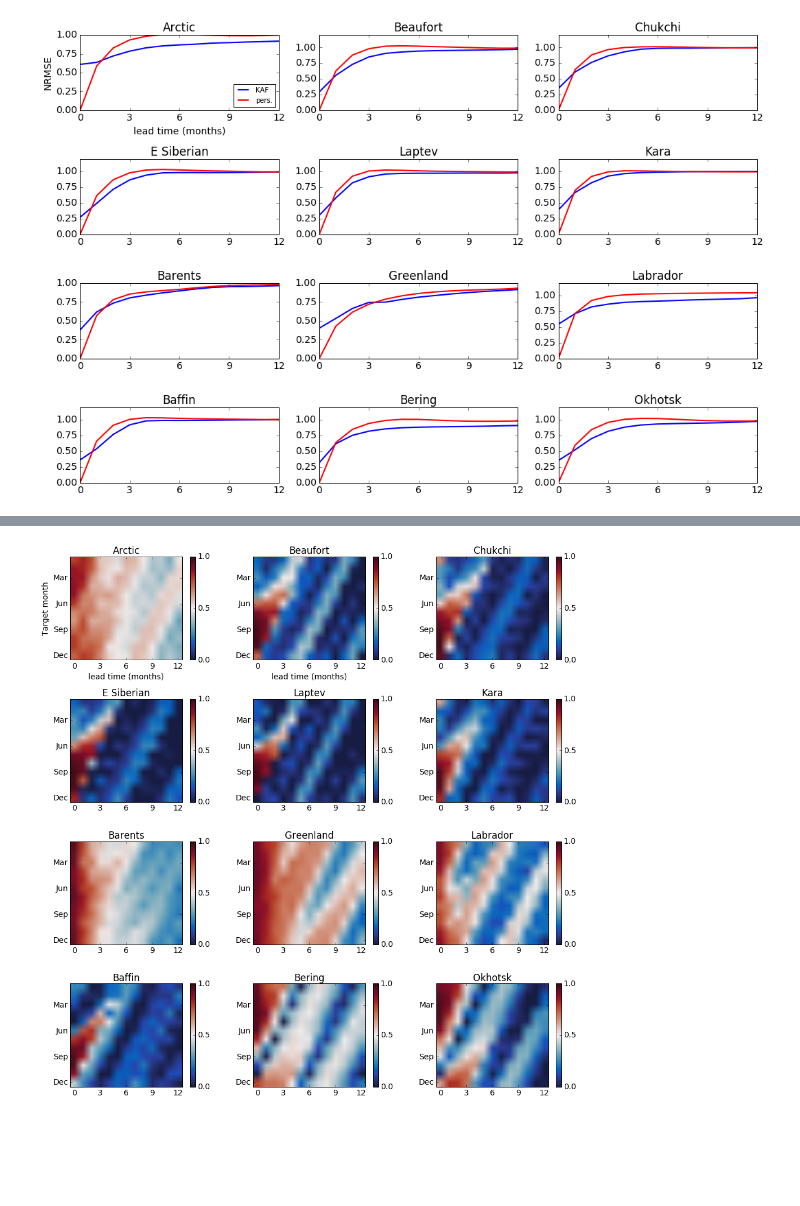
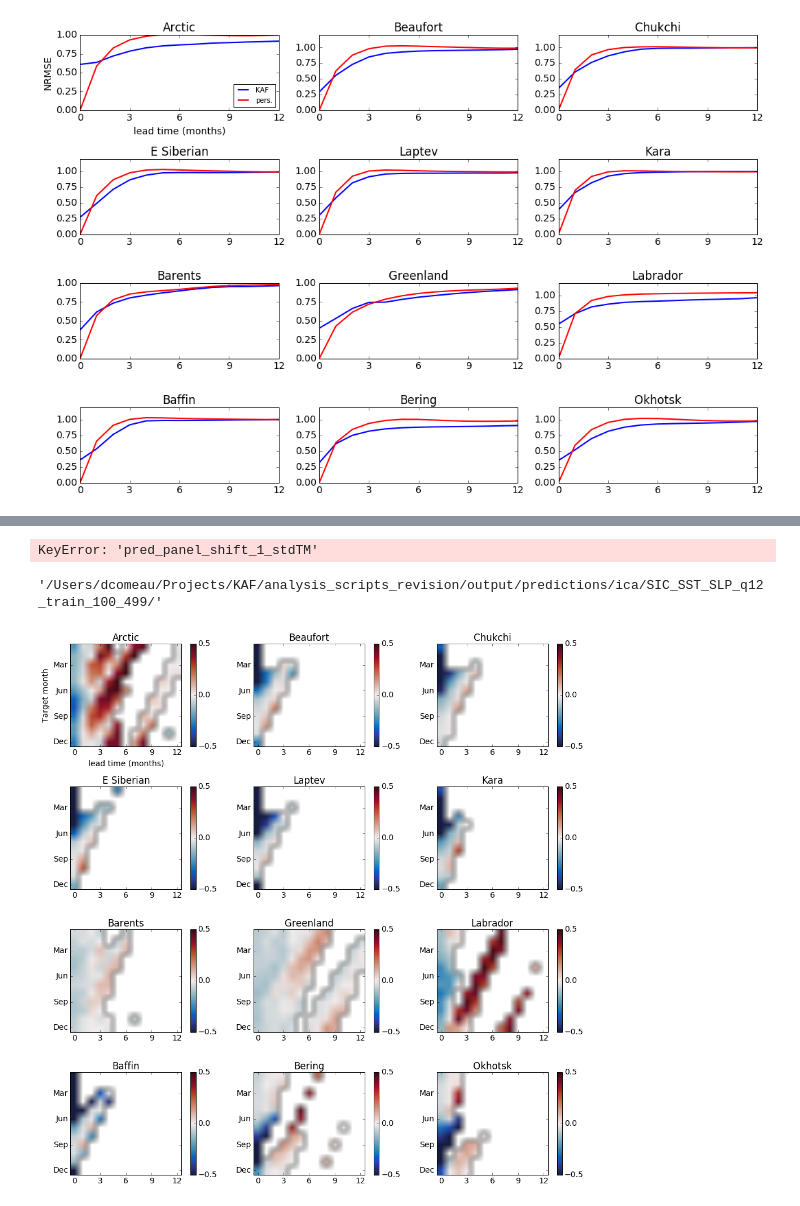
Before and after one commit to darincomeau/KAF_ASIA, a Jupyter notebook: make_figures_revision.ipynb, the cells around one changed output, grey strips where cells are left out. Drawn from its saved outputs; the diff is of its cells as text; code cells hidden in the pictures; blank space fills up the shorter version.

```diff
--- a/make_figures_revision.ipynb
+++ b/make_figures_revision.ipynb
@@ -955,6 +966,42 @@ pred_panel_shift_13_pcTM = compData['pred_panel_shift_13_pcTM']
 pred_panel_shift_14_pcTM = compData['pred_panel_shift_14_pcTM']
 pred_panel_shift_15_pcTM = compData['pred_panel_shift_15_pcTM']
 pred_panel_shift_16_pcTM = compData['pred_panel_shift_16_pcTM']
+
+# mask out small variances
+pred_panel_shift_1_stdTM = compData['pred_panel_shift_1_stdTM']
+# pred_panel_shift_1_stdTM = compData['pred_panel_shift_17_stdTM']
+pred_panel_shift_2_stdTM = compData['pred_panel_shift_2_stdTM']
+pred_panel_shift_3_stdTM = compData['pred_panel_shift_3_stdTM']
+pred_panel_shift_4_stdTM = compData['pred_panel_shift_4_stdTM']
+pred_panel_shift_5_stdTM = compData['pred_panel_shift_5_stdTM']
+pred_panel_shift_6_stdTM = compData['pred_panel_shift_6_stdTM']
+pred_panel_shift_7_stdTM = compData['pred_panel_shift_7_stdTM']
+pred_panel_shift_8_stdTM = compData['pred_panel_shift_8_stdTM']
+pred_panel_shift_9_stdTM = compData['pred_panel_shift_9_stdTM']
+pred_panel_shift_10_stdTM = compData['pred_panel_shift_10_stdTM']
+pred_panel_shift_11_stdTM = compData['pred_panel_shift_11_stdTM']
+pred_panel_shift_12_stdTM = compData['pred_panel_shift_12_stdTM']
+pred_panel_shift_13_stdTM = compData['pred_panel_shift_13_stdTM']
+pred_panel_shift_14_stdTM = compData['pred_panel_shift_14_stdTM']
+pred_panel_shift_15_stdTM = compData['pred_panel_shift_15_stdTM']
+pred_panel_shift_16_stdTM = compData['pred_panel_shift_16_stdTM']
+
+pred_panel_shift_1_pcTM[pred_panel_shift_1_stdTM < std_thresh] = np.nan
+pred_panel_shift_2_pcTM[pred_panel_shift_2_stdTM < std_thresh] = np.nan
+pred_panel_shift_3_pcTM[pred_panel_shift_3_stdTM < std_thresh] = np.nan
+pred_panel_shift_4_pcTM[pred_panel_shift_4_stdTM < std_thresh] = np.nan
+pred_panel_shift_5_pcTM[pred_panel_shift_5_stdTM < std_thresh] = np.nan
+pred_panel_shift_6_pcTM[pred_panel_shift_6_stdTM < std_thresh] = np.nan
+pred_panel_shift_7_pcTM[pred_panel_shift_7_stdTM < std_thresh] = np.nan
+pred_panel_shift_8_pcTM[pred_panel_shift_8_stdTM < std_thresh] = np.nan
+pred_panel_shift_9_pcTM[pred_panel_shift_9_stdTM < std_thresh] = np.nan
+pred_panel_shift_10_pcTM[pred_panel_shift_10_stdTM < std_thresh] = np.nan
+pred_panel_shift_11_pcTM[pred_panel_shift_11_stdTM < std_thresh] = np.nan
+pred_panel_shift_12_pcTM[pred_panel_shift_12_stdTM < std_thresh] = np.nan
+pred_panel_shift_13_pcTM[pred_panel_shift_13_stdTM < std_thresh] = np.nan
+pred_panel_shift_14_pcTM[pred_panel_shift_14_stdTM < std_thresh] = np.nan
+pred_panel_shift_15_pcTM[pred_panel_shift_15_stdTM < std_thresh] = np.nan
+pred_panel_shift_16_pcTM[pred_panel_shift_16_stdTM < std_thresh] = np.nan
 
 plt.rcParams.update({'font.size': 14})
 # plt.rcParams.update({'font.family': 'serif'})
@@ -1056,7 +1103,11 @@ fig.set_figwidth(14)
 plt.tight_layout()
 plt.savefig(SAVE_DIR + 'Fig8.eps', format='eps', dpi=500)
 # %% [output]
-[figure, removed]
+KeyError: 'pred_panel_shift_1_stdTM'
+# %%
+dataDir
+# %% [output]
+'/Users/dcomeau/Projects/KAF/analysis_scripts_revision/output/predictions/ica/SIC_SST_SLP_q12_train_100_499/'
 # %%
 """ Figure 9 """
 embedWin = 12
@@ -1104,6 +1155,42 @@ else:
     pred_panel_shift_14_pcTMdiff = compData['pred_panel_shift_14_pcTMdiff']
     pred_panel_shift_15_pcTMdiff = compData['pred_panel_shift_15_pcTMdiff']
     pred_panel_shift_16_pcTMdiff = compData['pred_panel_shift_16_pcTMdiff']
+
+# mask out small variances
+pred_panel_shift_1_stdTM = compData['pred_panel_shift_1_stdTM']
+# pred_panel_shift_1_stdTM = compData['pred_panel_shift_17_stdTM']
+pred_panel_shift_2_stdTM = compData['pred_panel_shift_2_stdTM']
+pred_panel_shift_3_stdTM = compData['pred_panel_shift_3_stdTM']
+pred_panel_shift_4_stdTM = compData['pred_panel_shift_4_stdTM']
+pred_panel_shift_5_stdTM = compData['pred_panel_shift_5_stdTM']
+pred_panel_shift_6_stdTM = compData['pred_panel_shift_6_stdTM']
+pred_panel_shift_7_stdTM = compData['pred_panel_shift_7_stdTM']
+pred_panel_shift_8_stdTM = compData['pred_panel_shift_8_stdTM']
+pred_panel_shift_9_stdTM = compData['pred_panel_shift_9_stdTM']
+pred_panel_shift_10_stdTM = compData['pred_panel_shift_10_stdTM']
+pred_panel_shift_11_stdTM = compData['pred_panel_shift_11_stdTM']
+pred_panel_shift_12_stdTM = compData['pred_panel_shift_12_stdTM']
+pred_panel_shift_13_stdTM = compData['pred_panel_shift_13_stdTM']
+pred_panel_shift_14_stdTM = compData['pred_panel_shift_14_stdTM']
+pred_panel_shift_15_stdTM = compData['pred_panel_shift_15_stdTM']
+pred_panel_shift_16_stdTM = compData['pred_panel_shift_16_stdTM']
+
+pred_panel_shift_1_pcTMdiff[pred_panel_shift_1_stdTM < std_thresh] = np.nan
+pred_panel_shift_2_pcTMdiff[pred_panel_shift_2_stdTM < std_thresh] = np.nan
+pred_panel_shift_3_pcTMdiff[pred_panel_shift_3_stdTM < std_thresh] = np.nan
+pred_panel_shift_4_pcTMdiff[pred_panel_shift_4_stdTM < std_thresh] = np.nan
+pred_panel_shift_5_pcTMdiff[pred_panel_shift_5_stdTM < std_thresh] = np.nan
+pred_panel_shift_6_pcTMdiff[pred_panel_shift_6_stdTM < std_thresh] = np.nan
+pred_panel_shift_7_pcTMdiff[pred_panel_shift_7_stdTM < std_thresh] = np.nan
+pred_panel_shift_8_pcTMdiff[pred_panel_shift_8_stdTM < std_thresh] = np.nan
+pred_panel_shift_9_pcTMdiff[pred_panel_shift_9_stdTM < std_thresh] = np.nan
+pred_panel_shift_10_pcTMdiff[pred_panel_shift_10_stdTM < std_thresh] = np.nan
+pred_panel_shift_11_pcTMdiff[pred_panel_shift_11_stdTM < std_thresh] = np.nan
+pred_panel_shift_12_pcTMdiff[pred_panel_shift_12_stdTM < std_thresh] = np.nan
+pred_panel_shift_13_pcTMdiff[pred_panel_shift_13_stdTM < std_thresh] = np.nan
+pred_panel_shift_14_pcTMdiff[pred_panel_shift_14_stdTM < std_thresh] = np.nan
+pred_panel_shift_15_pcTMdiff[pred_panel_shift_15_stdTM < std_thresh] = np.nan
+pred_panel_shift_16_pcTMdiff[pred_panel_shift_16_stdTM < std_thresh] = np.nan
 
 plt.rcParams.update({'font.size': 14})
 # plt.rcParams.update({'font.family': 'serif'})
@@ -1188,33 +1275,35 @@ plt.title('Labrador')
 plt.colorbar().set_ticks(cTicks)
 
 plt.subplot(4, 3, 10)
 plt.imshow(pred_panel_shift_12_pcTMdiff,
            cmap=cmocean.cm.balance, clim=(-0.5, 0.5))
 plt.xticks((0, 3, 6, 9, 12))
 plt.yticks((2, 5, 8, 11), yLabels)
 plt.title('Baffin')
 plt.colorbar().set_ticks(cTicks)
 
 plt.subplot(4, 3, 11)
 plt.imshow(pred_panel_shift_15_pcTMdiff,
            cmap=cmocean.cm.balance, clim=(-0.5, 0.5))
 plt.xticks((0, 3, 6, 9, 12))
 plt.yticks((2, 5, 8, 11), yLabels)
 plt.title('Bering')
 plt.colorbar().set_ticks(cTicks)
 
 plt.subplot(4, 3, 12)
 plt.imshow(pred_panel_shift_16_pcTMdiff,
            cmap=cmocean.cm.balance, clim=(-0.5, 0.5))
 plt.xticks((0, 3, 6, 9, 12))
 plt.yticks((2, 5, 8, 11), yLabels)
 plt.title('Okhotsk')
 plt.colorbar().set_ticks(cTicks)
 
 fig.set_figheight(14)
 fig.set_figwidth(14)
 plt.tight_layout()
 plt.savefig(SAVE_DIR + 'Fig9.eps', format='eps', dpi=500)
+# %% [output]
+[figure, added]
 # %%
 """ Figure 10 """
 region = []
```
Also changed, not shown: parts of 10 cells of this notebook, 3 other files.
